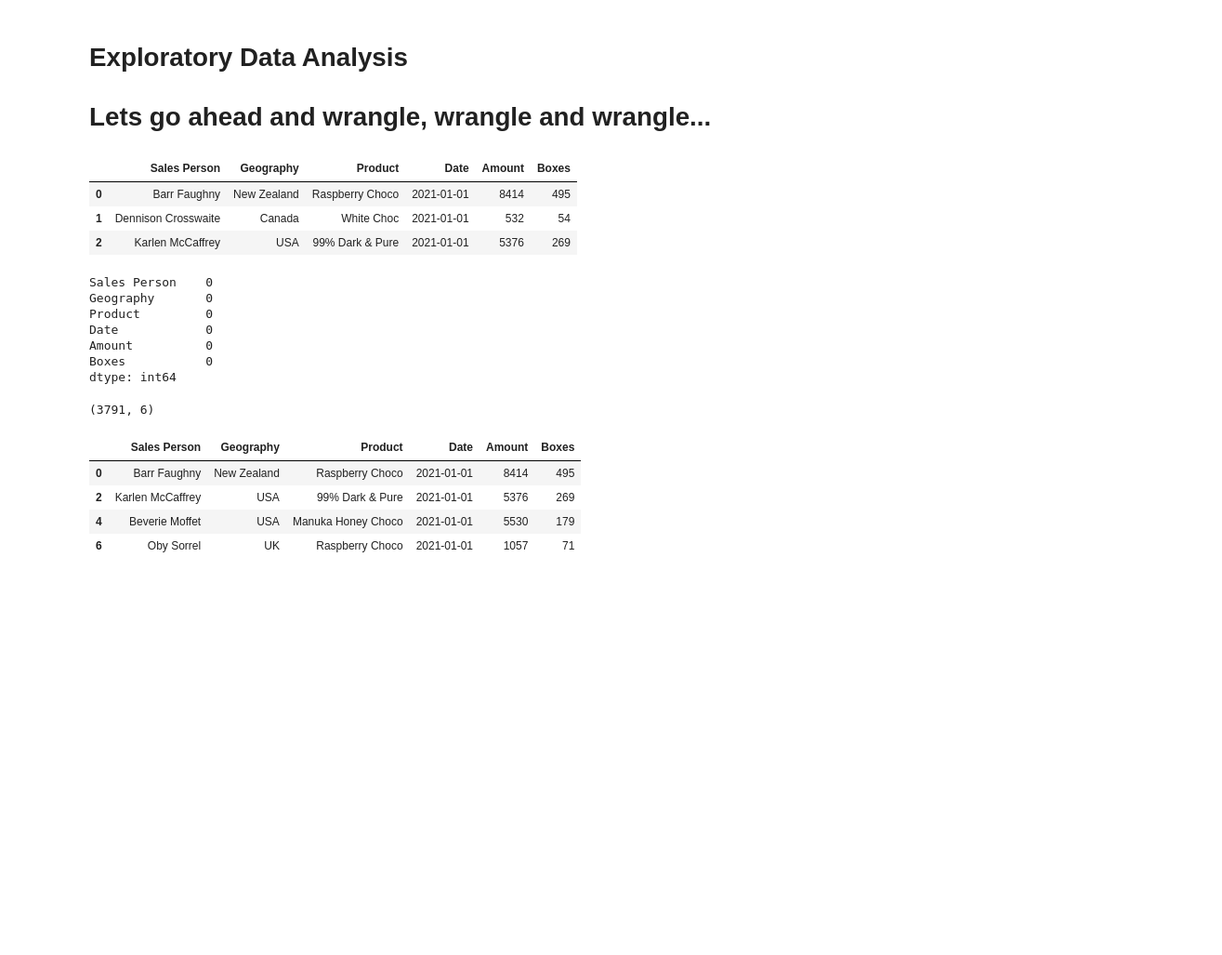
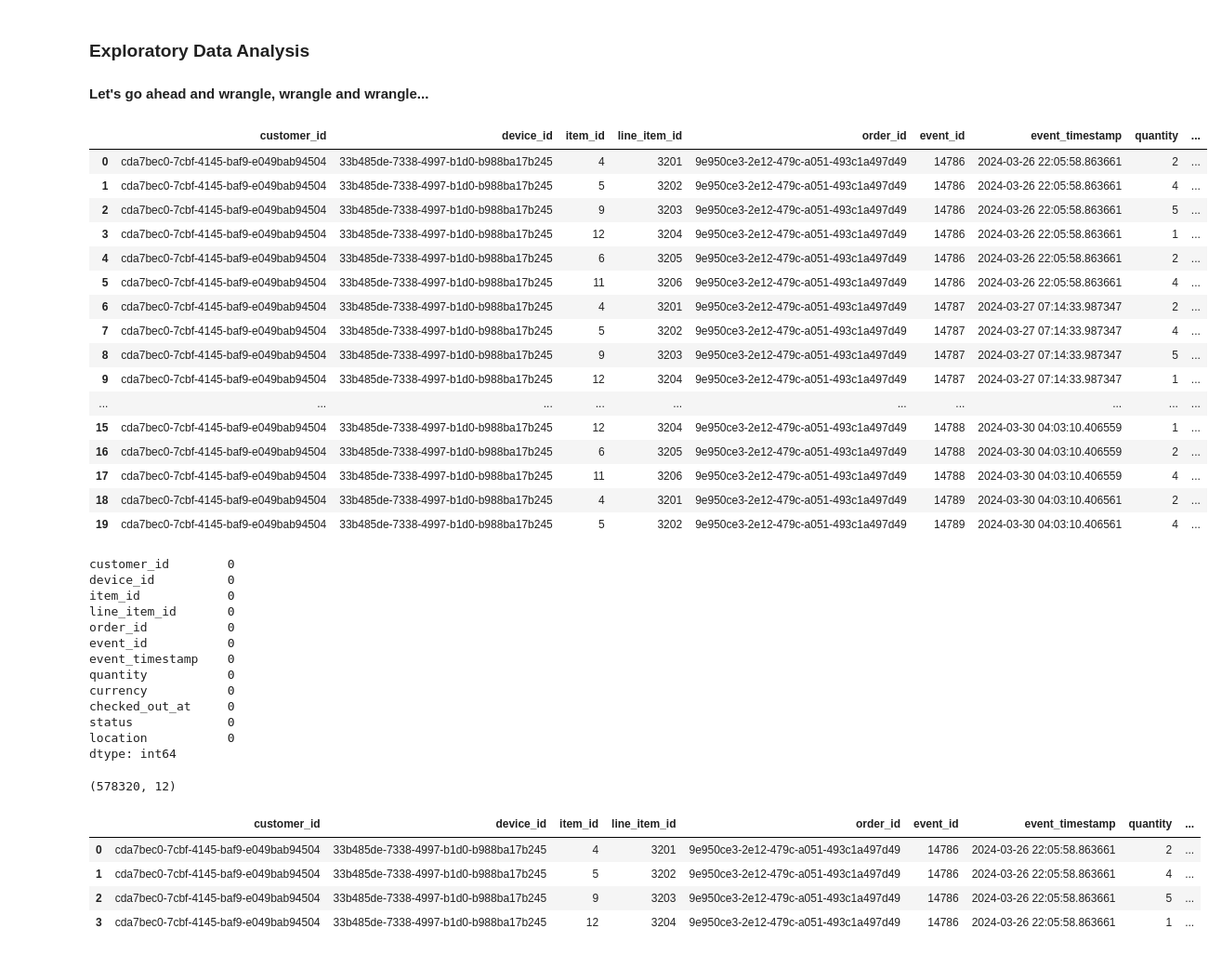
Before and after one commit to ADEOYE-MARY25/My_Task, a Jupyter notebook: Week_6/adeoye_mary_task15.ipynb, the cells around one changed output. Shown: that part at 93% size. Saved outputs shown, nothing was run; the diff lists cells and outputs as text; code cells hidden in the pictures; blank space fills up the shorter version.

```diff
--- a/Week_6/adeoye_mary_task15.ipynb
+++ b/Week_6/adeoye_mary_task15.ipynb
@@ -11,44 +8,63 @@ ERROR: No matching distribution found for os
 # %%
 # loc and iloc are called indexers
 # LEts learn how they work and how they differ from each other
-sales = pd.read_excel("sales_data.xlsx")
+data = pd.read_csv("sales_data.xls")
 # %% [markdown]
-# Exploratory Data Analysis
-# Lets go ahead and wrangle, wrangle and wrangle...
+### Exploratory Data Analysis
+#### Let's go ahead and wrangle, wrangle and wrangle...
 # %%
-sales.head(3)
+data.head(20)
 # %% [output]
-|  | Sales Person | Geography | Product | Date | Amount | Boxes |
-| 0 | Barr Faughny | New Zealand | Raspberry Choco | 2021-01-01 | 8414 | 495 |
-| 1 | Dennison Crosswaite | Canada | White Choc | 2021-01-01 | 532 | 54 |
-| 2 | Karlen McCaffrey | USA | 99% Dark & Pure | 2021-01-01 | 5376 | 269 |
+|  | customer_id | device_id | item_id | line_item_id | order_id | event_id | event_timestamp | quantity | ... |
+| 0 | cda7bec0-7cbf-4145-baf9-e049bab94504 | 33b485de-7338-4997-b1d0-b988ba17b245 | 4 | 3201 | 9e950ce3-2e12-479c-a051-493c1a497d49 | 14786 | 2024-03-26 22:05:58.863661 | 2 | ... |
+| 1 | cda7bec0-7cbf-4145-baf9-e049bab94504 | 33b485de-7338-4997-b1d0-b988ba17b245 | 5 | 3202 | 9e950ce3-2e12-479c-a051-493c1a497d49 | 14786 | 2024-03-26 22:05:58.863661 | 4 | ... |
+| 2 | cda7bec0-7cbf-4145-baf9-e049bab94504 | 33b485de-7338-4997-b1d0-b988ba17b245 | 9 | 3203 | 9e950ce3-2e12-479c-a051-493c1a497d49 | 14786 | 2024-03-26 22:05:58.863661 | 5 | ... |
+| 3 | cda7bec0-7cbf-4145-baf9-e049bab94504 | 33b485de-7338-4997-b1d0-b988ba17b245 | 12 | 3204 | 9e950ce3-2e12-479c-a051-493c1a497d49 | 14786 | 2024-03-26 22:05:58.863661 | 1 | ... |
+| 4 | cda7bec0-7cbf-4145-baf9-e049bab94504 | 33b485de-7338-4997-b1d0-b988ba17b245 | 6 | 3205 | 9e950ce3-2e12-479c-a051-493c1a497d49 | 14786 | 2024-03-26 22:05:58.863661 | 2 | ... |
+| 5 | cda7bec0-7cbf-4145-baf9-e049bab94504 | 33b485de-7338-4997-b1d0-b988ba17b245 | 11 | 3206 | 9e950ce3-2e12-479c-a051-493c1a497d49 | 14786 | 2024-03-26 22:05:58.863661 | 4 | ... |
+| 6 | cda7bec0-7cbf-4145-baf9-e049bab94504 | 33b485de-7338-4997-b1d0-b988ba17b245 | 4 | 3201 | 9e950ce3-2e12-479c-a051-493c1a497d49 | 14787 | 2024-03-27 07:14:33.987347 | 2 | ... |
+| 7 | cda7bec0-7cbf-4145-baf9-e049bab94504 | 33b485de-7338-4997-b1d0-b988ba17b245 | 5 | 3202 | 9e950ce3-2e12-479c-a051-493c1a497d49 | 14787 | 2024-03-27 07:14:33.987347 | 4 | ... |
+| 8 | cda7bec0-7cbf-4145-baf9-e049bab94504 | 33b485de-7338-4997-b1d0-b988ba17b245 | 9 | 3203 | 9e950ce3-2e12-479c-a051-493c1a497d49 | 14787 | 2024-03-27 07:14:33.987347 | 5 | ... |
+| 9 | cda7bec0-7cbf-4145-baf9-e049bab94504 | 33b485de-7338-4997-b1d0-b988ba17b245 | 12 | 3204 | 9e950ce3-2e12-479c-a051-493c1a497d49 | 14787 | 2024-03-27 07:14:33.987347 | 1 | ... |
+| ... | ... | ... | ... | ... | ... | ... | ... | ... | ... |
+| 15 | cda7bec0-7cbf-4145-baf9-e049bab94504 | 33b485de-7338-4997-b1d0-b988ba17b245 | 12 | 3204 | 9e950ce3-2e12-479c-a051-493c1a497d49 | 14788 | 2024-03-30 04:03:10.406559 | 1 | ... |
+| 16 | cda7bec0-7cbf-4145-baf9-e049bab94504 | 33b485de-7338-4997-b1d0-b988ba17b245 | 6 | 3205 | 9e950ce3-2e12-479c-a051-493c1a497d49 | 14788 | 2024-03-30 04:03:10.406559 | 2 | ... |
+| 17 | cda7bec0-7cbf-4145-baf9-e049bab94504 | 33b485de-7338-4997-b1d0-b988ba17b245 | 11 | 3206 | 9e950ce3-2e12-479c-a051-493c1a497d49 | 14788 | 2024-03-30 04:03:10.406559 | 4 | ... |
+| 18 | cda7bec0-7cbf-4145-baf9-e049bab94504 | 33b485de-7338-4997-b1d0-b988ba17b245 | 4 | 3201 | 9e950ce3-2e12-479c-a051-493c1a497d49 | 14789 | 2024-03-30 04:03:10.406561 | 2 | ... |
+| 19 | cda7bec0-7cbf-4145-baf9-e049bab94504 | 33b485de-7338-4997-b1d0-b988ba17b245 | 5 | 3202 | 9e950ce3-2e12-479c-a051-493c1a497d49 | 14789 | 2024-03-30 04:03:10.406561 | 4 | ... |
 # %%
-sales.isna().sum()
+data.isna().sum()
 # %% [output]
-Sales Person    0
-Geography       0
-Product         0
-Date            0
-Amount          0
-Boxes           0
+customer_id        0
+device_id          0
+item_id            0
+line_item_id       0
+order_id           0
+event_id           0
+event_timestamp    0
+quantity           0
+currency           0
+checked_out_at     0
+status             0
+location           0
 dtype: int64
 # %%
-sales.shape
+data.shape
 # %% [output]
-(3791, 6)
+(578320, 12)
 # %%
 # for loc and iloc, argument 1 is for rows while argument 2 is for columns
 # the main purpose of the loc and iloc is for indexing
 
 # Using loc
-[0,2,4,6]
-sales.loc[[0,2,4,6]] # this works with both interger and strings...
-#sales.loc[[0,2,4,6]] #list of the row I want to separate... double braces...
+[0,1,2,3]
+data.loc[[0,1,2,3]] # this works with both interger and strings...
+#data.loc[[0,2,4,6]] #list of the row I want to separate... double braces...
 # %% [output]
-|  | Sales Person | Geography | Product | Date | Amount | Boxes |
-| 0 | Barr Faughny | New Zealand | Raspberry Choco | 2021-01-01 | 8414 | 495 |
-| 2 | Karlen McCaffrey | USA | 99% Dark & Pure | 2021-01-01 | 5376 | 269 |
-| 4 | Beverie Moffet | USA | Manuka Honey Choco | 2021-01-01 | 5530 | 179 |
-| 6 | Oby Sorrel | UK | Raspberry Choco | 2021-01-01 | 1057 | 71 |
+|  | customer_id | device_id | item_id | line_item_id | order_id | event_id | event_timestamp | quantity | ... |
+| 0 | cda7bec0-7cbf-4145-baf9-e049bab94504 | 33b485de-7338-4997-b1d0-b988ba17b245 | 4 | 3201 | 9e950ce3-2e12-479c-a051-493c1a497d49 | 14786 | 2024-03-26 22:05:58.863661 | 2 | ... |
+| 1 | cda7bec0-7cbf-4145-baf9-e049bab94504 | 33b485de-7338-4997-b1d0-b988ba17b245 | 5 | 3202 | 9e950ce3-2e12-479c-a051-493c1a497d49 | 14786 | 2024-03-26 22:05:58.863661 | 4 | ... |
+| 2 | cda7bec0-7cbf-4145-baf9-e049bab94504 | 33b485de-7338-4997-b1d0-b988ba17b245 | 9 | 3203 | 9e950ce3-2e12-479c-a051-493c1a497d49 | 14786 | 2024-03-26 22:05:58.863661 | 5 | ... |
+| 3 | cda7bec0-7cbf-4145-baf9-e049bab94504 | 33b485de-7338-4997-b1d0-b988ba17b245 | 12 | 3204 | 9e950ce3-2e12-479c-a051-493c1a497d49 | 14786 | 2024-03-26 22:05:58.863661 | 1 | ... |
 # %%
 # Using iloc
```
Also changed, not shown: parts of 37 cells of this notebook, 3 other files.
